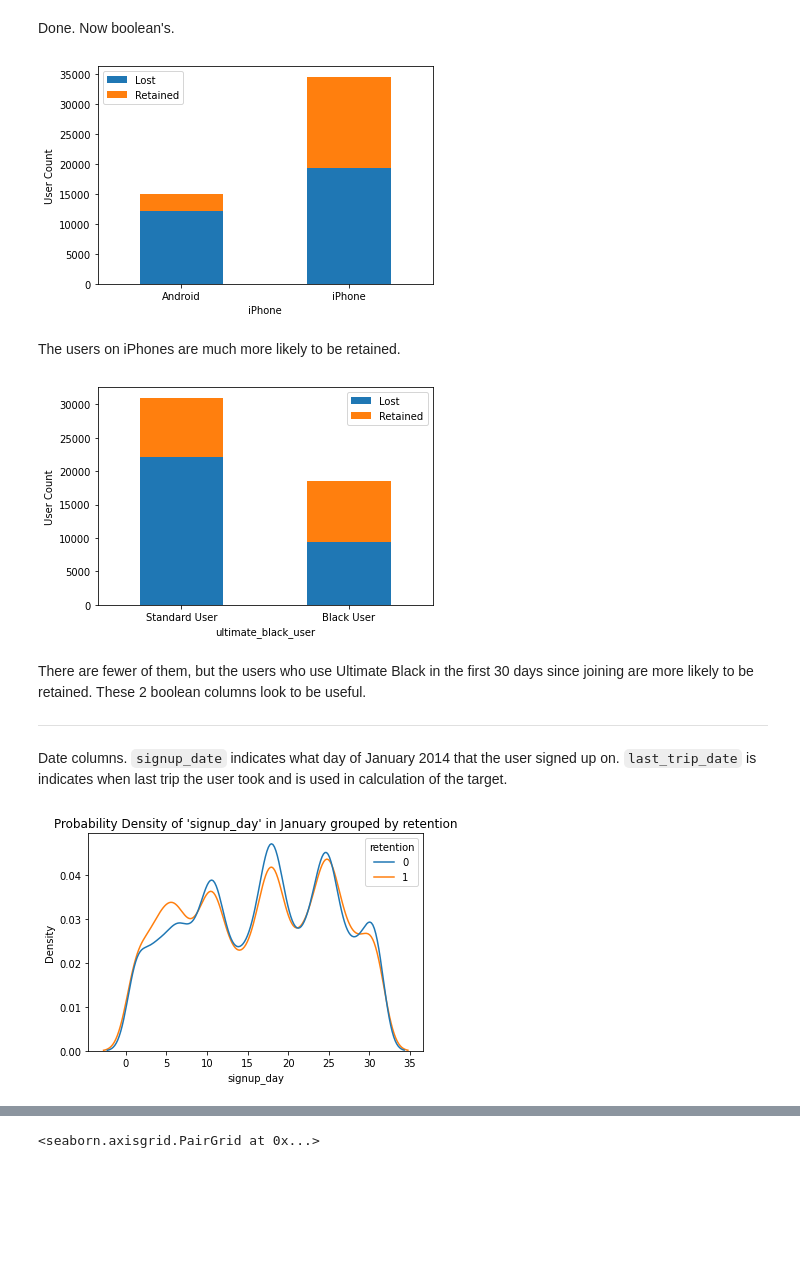
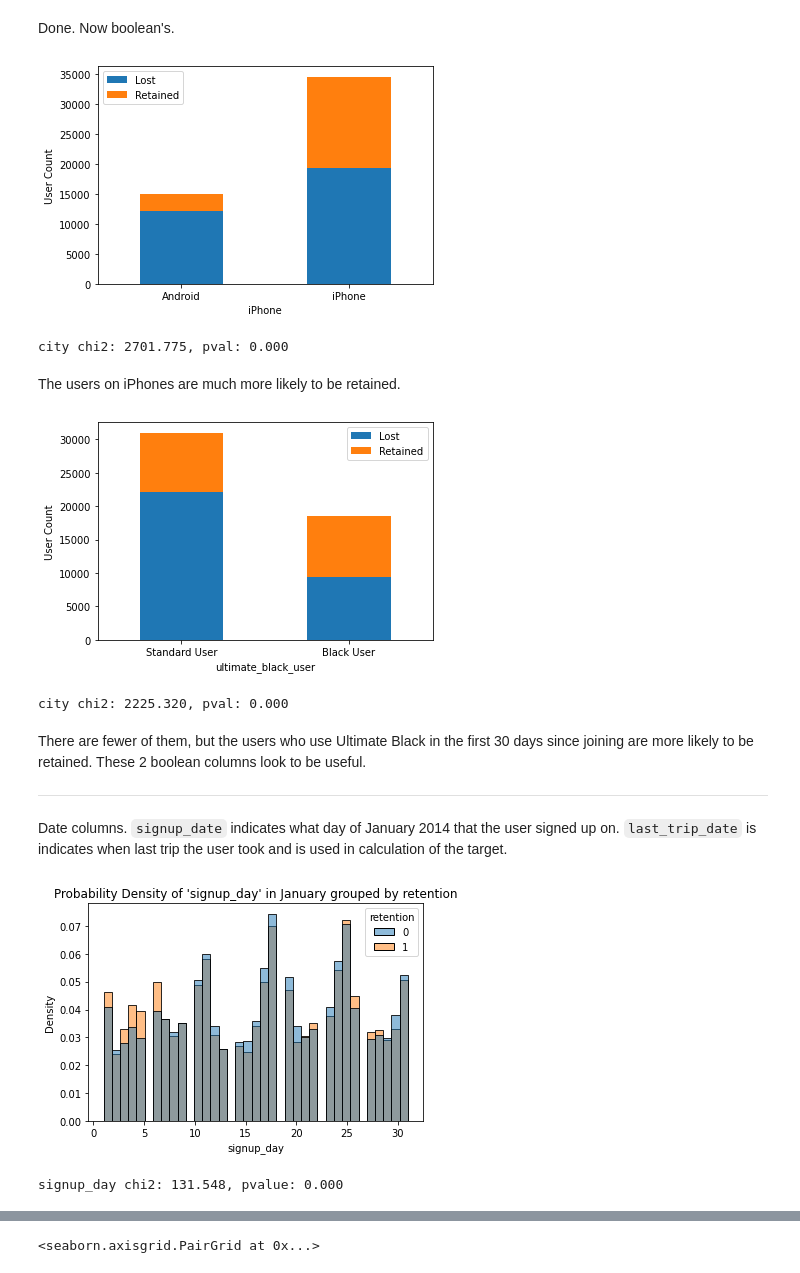
Before and after one commit to b-c-murphy/Springboard-Challenges, a Jupyter notebook: Unlimited Tech/Analysis & Modelling.ipynb, the cells around one changed output, grey strips where cells are left out. Cells and saved outputs as stored; diff of their text form; code cells hidden in the pictures; blank space fills up the shorter version.

```diff
--- a/Unlimited Tech/Analysis & Modelling.ipynb
+++ b/Unlimited Tech/Analysis & Modelling.ipynb
@@ -420,8 +425,12 @@ plt.xticks([0,1],labels=['Android','iPhone'],rotation=0)
 plt.ylabel('User Count')
 plt.legend(labels=['Lost','Retained'])
 plt.show()
+
+chi2, pval, dof, exp = chi2_contingency( pd.crosstab(data.iPhone,data.retention) )
+print(f'city chi2: {chi2:.3f}, pval: {pval:.3f}')
 # %% [output]
 [figure]
+city chi2: 2701.775, pval: 0.000
 # %% [markdown]
 The users on iPhones are much more likely to be retained.
 # %%
@@ -430,17 +439,26 @@ plt.xticks([0,1],labels=['Standard User','Black User'],rotation=0)
 plt.ylabel('User Count')
 plt.legend(labels=['Lost','Retained'])
 plt.show()
+
+chi2, pval, dof, exp = chi2_contingency( pd.crosstab(data.ultimate_black_user,data.retention) )
+print(f'city chi2: {chi2:.3f}, pval: {pval:.3f}')
 # %% [output]
 [figure]
+city chi2: 2225.320, pval: 0.000
 # %% [markdown]
 There are fewer of them, but the users who use Ultimate Black in the first 30 days since joining are more likely to be retained. These 2 boolean columns look to be useful.
 ___
 Date columns.  `signup_date` indicates what day of January 2014 that the user signed up on.  `last_trip_date` is indicates when last trip the user took and is used in calculation of the target.
 # %%
 data['signup_day'] = data.signup_date.dt.day
-sns.kdeplot(data=data, x='signup_day', hue='retention',common_norm=False)
+sns.histplot(data=data, x='signup_day', hue='retention',stat='density',common_norm=False)
 plt.title("Probability Density of 'signup_day' in January grouped by retention")
 plt.show()
 # %% [output]
-[figure, old version]
+[figure, new version]
+# %%
+chi2, pval, dof, exp = chi2_contingency(pd.crosstab(data.signup_day, data.retention))
+print(f'signup_day chi2: {chi2:.3f}, pvalue: {pval:.3f}')
+# %% [output]
+signup_day chi2: 131.548, pvalue: 0.000
 # %% [markdown]
```
Also changed, not shown: parts of 40 cells of this notebook.
